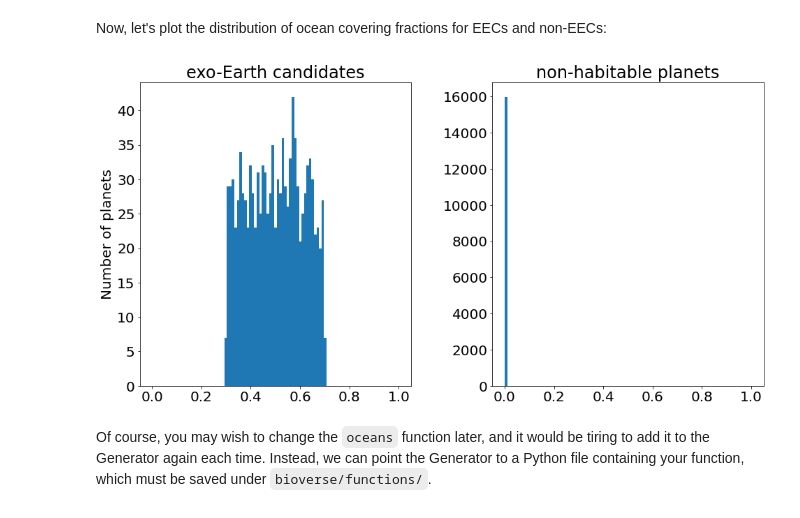
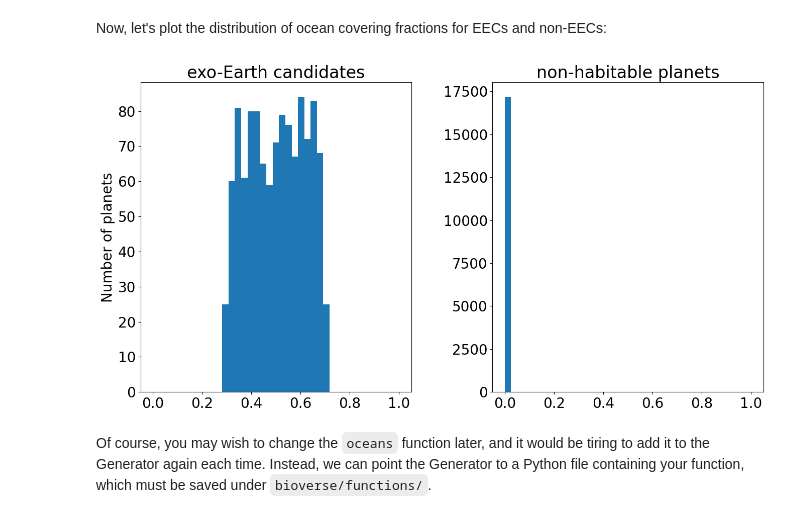
Before and after one commit to danielapai/bioverse, a Jupyter notebook: docs/Notebooks/Tutorial1.ipynb, the cells around one changed output. Cells and saved outputs as stored; diff of their text form; code cells hidden in the pictures.

```diff
--- a/docs/Notebooks/Tutorial1.ipynb
+++ b/docs/Notebooks/Tutorial1.ipynb
@@ -141,22 +142,23 @@ Now, let's plot the distribution of ocean covering fractions for EECs and non-EE
 # %%
 fig, ax = plt.subplots(ncols=2, figsize=(16,8))
 
 f_ocean = sample['f_ocean']
 EEC = sample['EEC']
 
 # EECs
-bins = np.linspace(0., 1, 100)
+bins = np.linspace(0., 1, 40)
 ax[0].hist(f_ocean[EEC], bins=bins)
 ax[0].set_title('exo-Earth candidates')
 ax[0].set_ylabel('Number of planets')
 
 # Non-EECs
 ax[1].hist(f_ocean[~EEC], bins=bins)
 ax[1].set_title('non-habitable planets')
 
 plt.subplots_adjust(wspace=0.3)
+plt.show()
 # %% [output]
-[figure, old version]
+[figure, new version]
 # %% [markdown]
 Of course, you may wish to change the `oceans` function later, and it would be tiring to add it to the Generator again each time. Instead, we can point the Generator to a Python file containing your function, which must be saved under ``bioverse/functions/``.
 # %%
```
Also changed, not shown: parts of 5 cells of this notebook, 4 other files.
